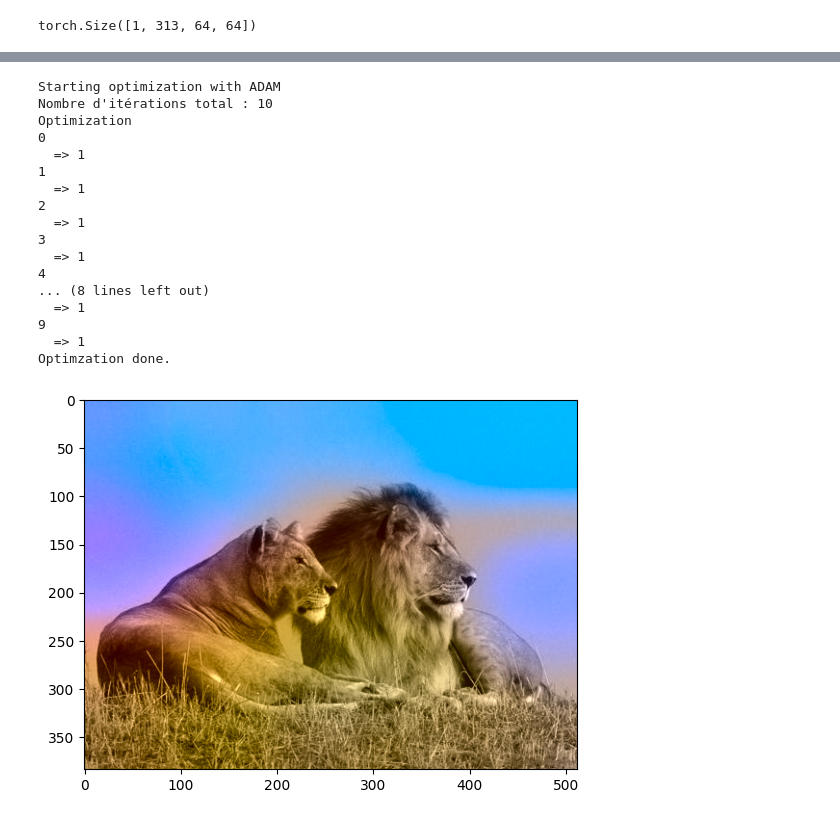
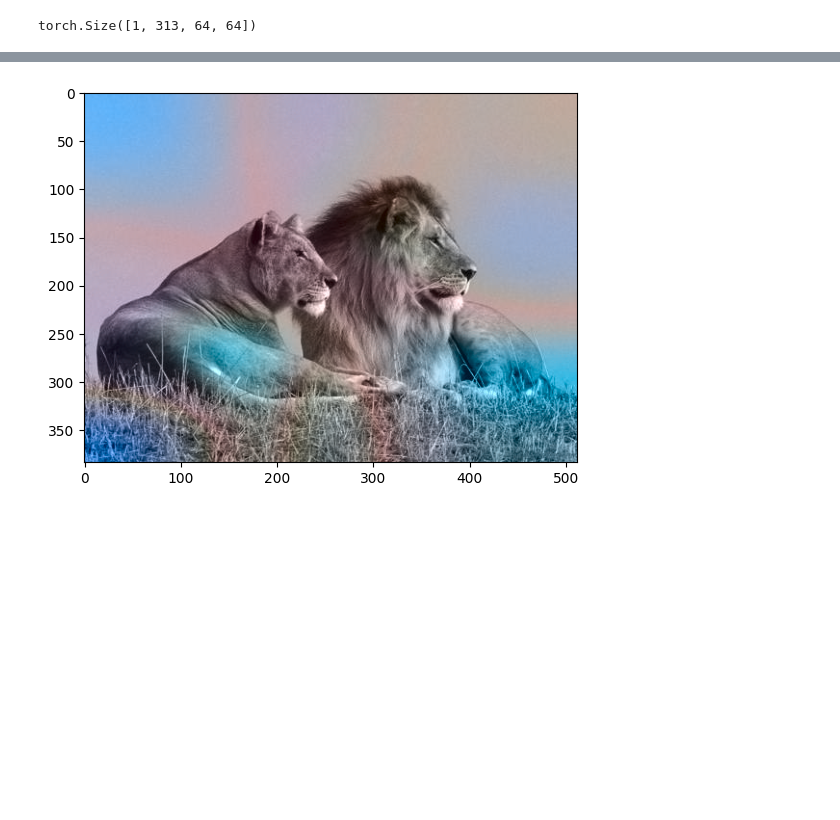
Before and after one commit to GaetanoCodes/Colorisation, a Jupyter notebook: main.ipynb, the cells around one changed output, grey strips where cells are left out. Cells and saved outputs as stored; diff of their text form; code cells hidden in the pictures; blank space fills up the shorter version.

Commit message:
[CHANGE] image_colorization shoud work

```diff
--- a/main.ipynb
+++ b/main.ipynb
@@ -18,26 +18,9 @@ image = torch.tensor(np.array(Image.open("src/images/lion_fabien.jpg")))  # [:,
 # %%
 loria_colorizer = LoriaImageColorization(image)
 loria_colorizer.plot_eccv()
-loria_colorizer.optimization()
+loria_colorizer.optimize(0.02, 5)
 loria_colorizer.plot_result()
 # %% [output]
 torch.Size([1, 313, 64, 64])
 [figure]
-Starting optimization with ADAM
-Nombre d'itérations total : 10
-Optimization
-0
-  => 1
-1
-  => 1
-2
-  => 1
-3
-  => 1
-4
-... (8 lines left out)
-  => 1
-9
-  => 1
-Optimzation done.
-[figure, old version]
+[figure, new version]
```
Also changed, not shown: 3 other files.
